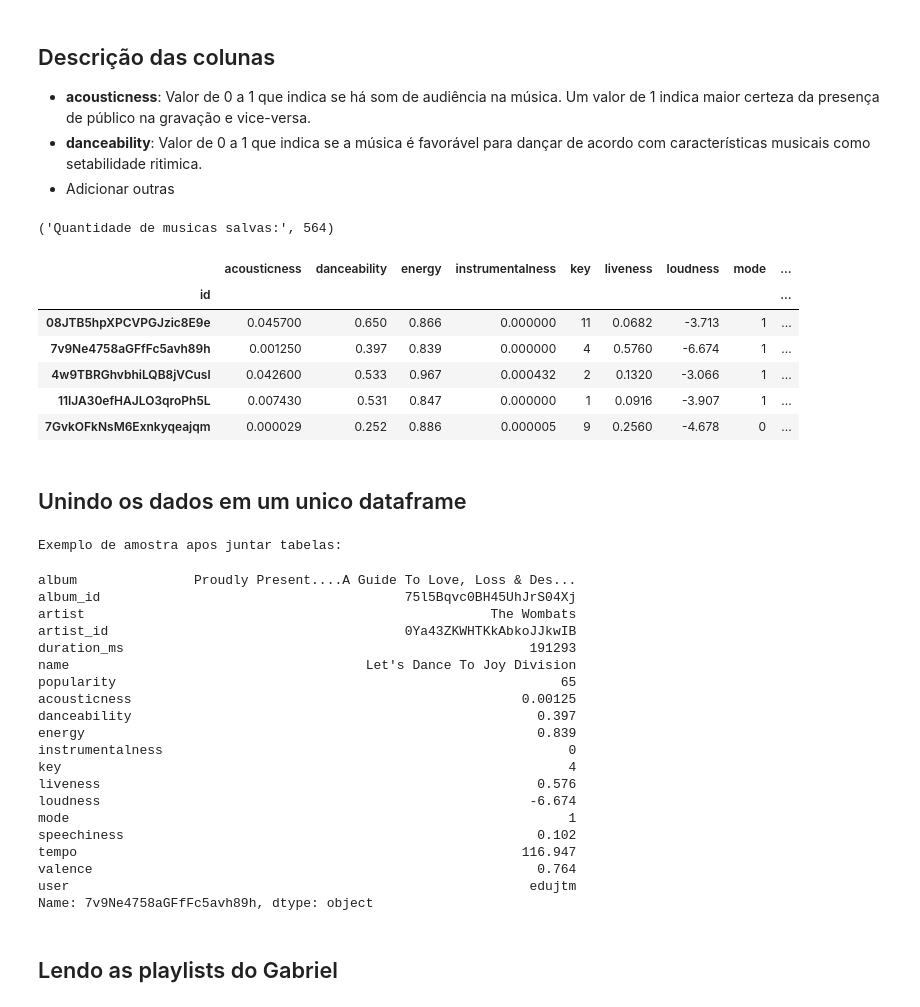
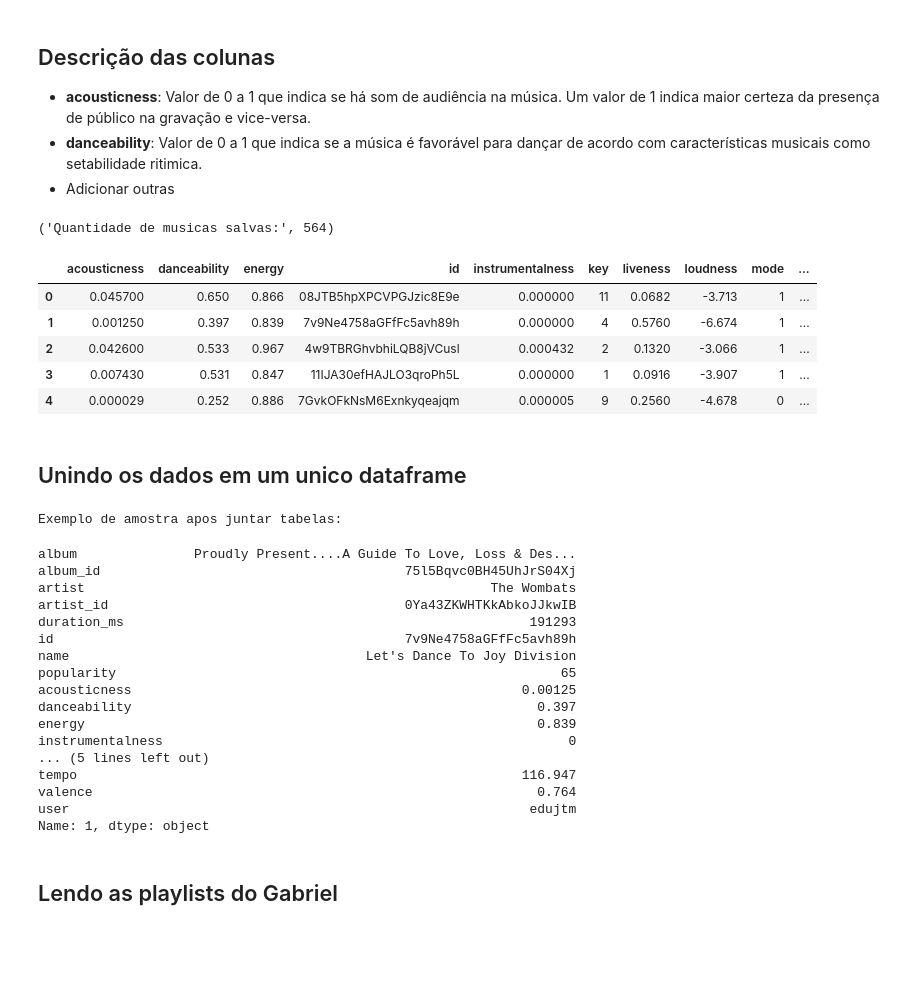
Before and after one commit to gabrielfas/spotify-playlist-analysis, a Jupyter notebook: colab-notebooks/dual_analysis.ipynb, the cells around one changed output. Cells and saved outputs as stored; diff of their text form; code cells hidden in the pictures; blank space fills up the shorter version.

```diff
--- a/colab-notebooks/dual_analysis.ipynb
+++ b/colab-notebooks/dual_analysis.ipynb
@@ -118,23 +120,20 @@ saved_songs_data = isp.get_favorite_songs(spfy)
 # %%
 df_ssongs = pd.DataFrame(saved_songs_feat)
 print("Quantidade de musicas salvas:", df_ssongs.shape[0])
-df_ssongs.set_index('id', inplace=True)
 df_ssongs.head()
 # %% [output]
 ('Quantidade de musicas salvas:', 564)
-|  | acousticness | danceability | energy | instrumentalness | key | liveness | loudness | mode | ... |
-| id |  |  |  |  |  |  |  |  | ... |
-| 08JTB5hpXPCVPGJzic8E9e | 0.045700 | 0.650 | 0.866 | 0.000000 | 11 | 0.0682 | -3.713 | 1 | ... |
-| 7v9Ne4758aGFfFc5avh89h | 0.001250 | 0.397 | 0.839 | 0.000000 | 4 | 0.5760 | -6.674 | 1 | ... |
-| 4w9TBRGhvbhiLQB8jVCusl | 0.042600 | 0.533 | 0.967 | 0.000432 | 2 | 0.1320 | -3.066 | 1 | ... |
-| 11IJA30efHAJLO3qroPh5L | 0.007430 | 0.531 | 0.847 | 0.000000 | 1 | 0.0916 | -3.907 | 1 | ... |
-| 7GvkOFkNsM6Exnkyqeajqm | 0.000029 | 0.252 | 0.886 | 0.000005 | 9 | 0.2560 | -4.678 | 0 | ... |
+|  | acousticness | danceability | energy | id | instrumentalness | key | liveness | loudness | mode | ... |
+| 0 | 0.045700 | 0.650 | 0.866 | 08JTB5hpXPCVPGJzic8E9e | 0.000000 | 11 | 0.0682 | -3.713 | 1 | ... |
+| 1 | 0.001250 | 0.397 | 0.839 | 7v9Ne4758aGFfFc5avh89h | 0.000000 | 4 | 0.5760 | -6.674 | 1 | ... |
+| 2 | 0.042600 | 0.533 | 0.967 | 4w9TBRGhvbhiLQB8jVCusl | 0.000432 | 2 | 0.1320 | -3.066 | 1 | ... |
+| 3 | 0.007430 | 0.531 | 0.847 | 11IJA30efHAJLO3qroPh5L | 0.000000 | 1 | 0.0916 | -3.907 | 1 | ... |
+| 4 | 0.000029 | 0.252 | 0.886 | 7GvkOFkNsM6Exnkyqeajqm | 0.000005 | 9 | 0.2560 | -4.678 | 0 | ... |
 # %% [markdown]
 ## Unindo os dados em um unico dataframe
 # %%
 df_ssongsdata = pd.DataFrame(saved_songs_data)
-df_ssongsdata.set_index('id', inplace=True)
-edu_songs = df_ssongsdata.join(df_ssongs)
+edu_songs = df_ssongsdata.merge(df_ssongs, how='left', on='id')
 print("Exemplo de amostra apos juntar tabelas:")
 edu_songs['user'] = 'edujtm'
 edu_songs.iloc[1].T
@@ -145,21 +144,18 @@ album_id                                       75l5Bqvc0BH45UhJrS04Xj
 artist                                                    The Wombats
 artist_id                                      0Ya43ZKWHTKkAbkoJJkwIB
 duration_ms                                                    191293
+id                                             7v9Ne4758aGFfFc5avh89h
 name                                      Let's Dance To Joy Division
 popularity                                                         65
 acousticness                                                  0.00125
 danceability                                                    0.397
 energy                                                          0.839
 instrumentalness                                                    0
-key                                                                 4
-liveness                                                        0.576
-loudness                                                       -6.674
-mode                                                                1
-speechiness                                                     0.102
+... (5 lines left out)
 tempo                                                         116.947
 valence                                                         0.764
 user                                                           edujtm
-Name: 7v9Ne4758aGFfFc5avh89h, dtype: object
+Name: 1, dtype: object
 # %% [markdown]
 ## Lendo as playlists do Gabriel
 # %%
```
Also changed, not shown: parts of 9 cells of this notebook.
